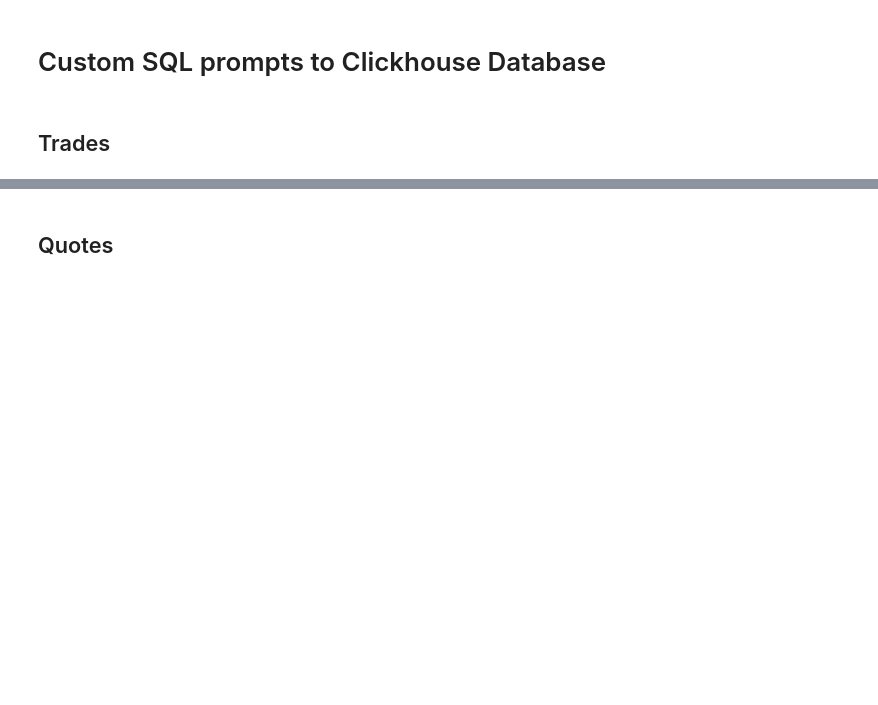
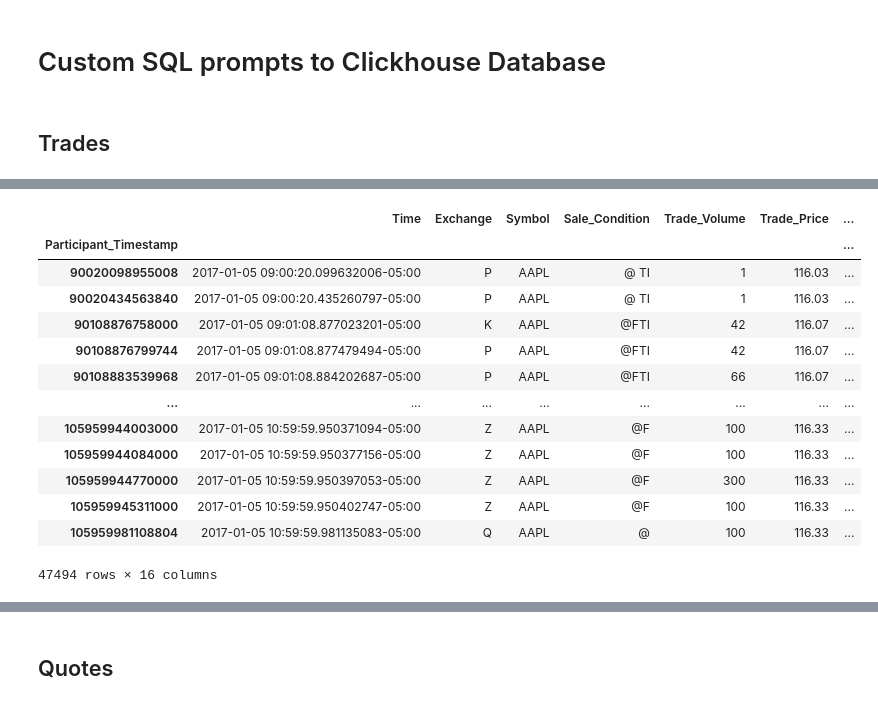
Before and after one commit to AMS-QF/TAQ-Data, a Jupyter notebook: DB_SQL_Acess.ipynb, the cells around one changed output, grey strips where cells are left out. Cells and saved outputs as stored; diff of their text form; code cells hidden in the pictures; blank space fills up the shorter version.

```diff
--- a/DB_SQL_Acess.ipynb
+++ b/DB_SQL_Acess.ipynb
@@ -54,0 +109,18 @@ data = get_trades(query)
+# %%
+results2 = results.set_index('Participant_Timestamp')
+results2
+# %% [output]
+|  | Time | Exchange | Symbol | Sale_Condition | Trade_Volume | Trade_Price | ... |
+| Participant_Timestamp |  |  |  |  |  |  | ... |
+| 90020098955008 | 2017-01-05 09:00:20.099632006-05:00 | P | AAPL | @ TI | 1 | 116.03 | ... |
+| 90020434563840 | 2017-01-05 09:00:20.435260797-05:00 | P | AAPL | @ TI | 1 | 116.03 | ... |
+| 90108876758000 | 2017-01-05 09:01:08.877023201-05:00 | K | AAPL | @FTI | 42 | 116.07 | ... |
+| 90108876799744 | 2017-01-05 09:01:08.877479494-05:00 | P | AAPL | @FTI | 42 | 116.07 | ... |
+| 90108883539968 | 2017-01-05 09:01:08.884202687-05:00 | P | AAPL | @FTI | 66 | 116.07 | ... |
+| ... | ... | ... | ... | ... | ... | ... | ... |
+| 105959944003000 | 2017-01-05 10:59:59.950371094-05:00 | Z | AAPL | @F | 100 | 116.33 | ... |
+| 105959944084000 | 2017-01-05 10:59:59.950377156-05:00 | Z | AAPL | @F | 100 | 116.33 | ... |
+| 105959944770000 | 2017-01-05 10:59:59.950397053-05:00 | Z | AAPL | @F | 300 | 116.33 | ... |
+| 105959945311000 | 2017-01-05 10:59:59.950402747-05:00 | Z | AAPL | @F | 100 | 116.33 | ... |
+| 105959981108804 | 2017-01-05 10:59:59.981135083-05:00 | Q | AAPL | @ | 100 | 116.33 | ... |
+47494 rows × 16 columns
```
Also changed, not shown: parts of 15 cells of this notebook, 1 other file.
